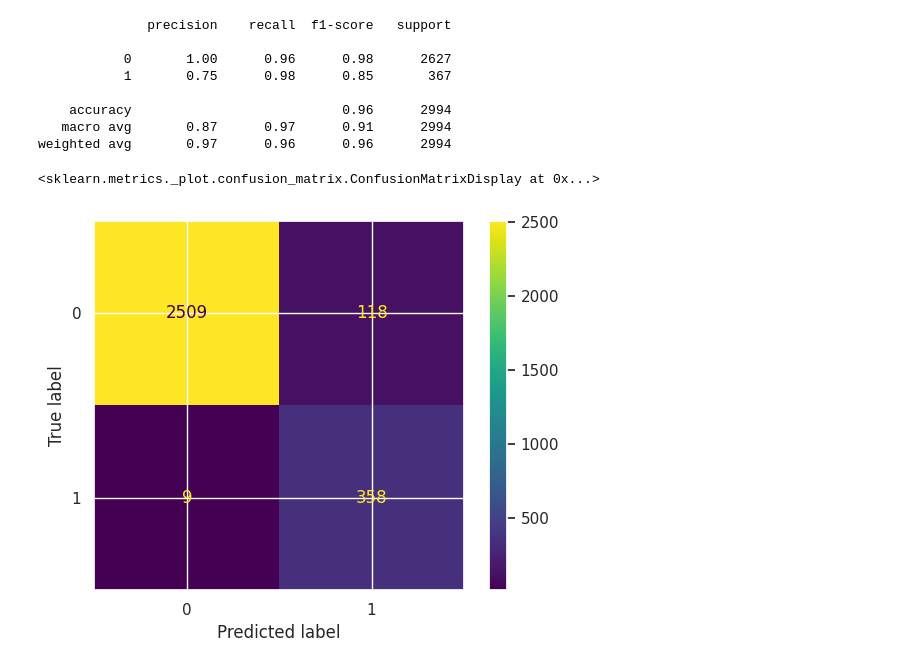
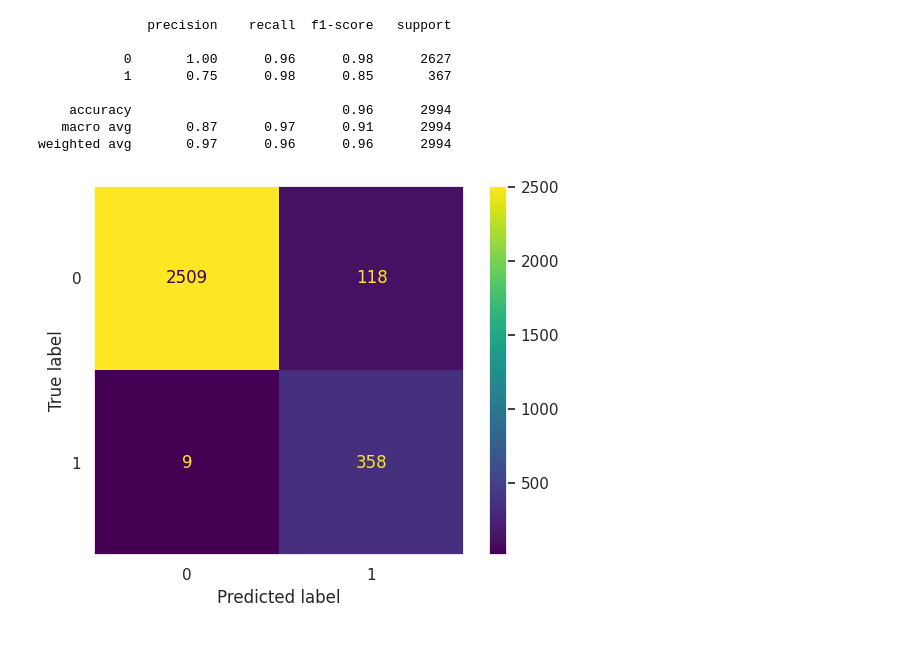
Before and after one commit to kasimkhan06/Disaster-Sentinel-Machine-Learning, a Jupyter notebook: xgboost_model.ipynb, the cells around one changed output. Drawn from its saved outputs; the diff is of its cells as text; code cells hidden in the pictures.

```diff
--- a/xgboost_model.ipynb
+++ b/xgboost_model.ipynb
@@ -151,6 +151,6 @@ weighted avg       0.97      0.96      0.96      2994
 # %%
 from sklearn.metrics import ConfusionMatrixDisplay
 ConfusionMatrixDisplay.from_estimator(model, X_test, y_test)
+plt.grid(False)
 # %% [output]
-<sklearn.metrics._plot.confusion_matrix.ConfusionMatrixDisplay at 0x...>
-[figure, old version]
+[figure, new version]
```
Also changed, not shown: parts of 2 cells of this notebook, 5 other files.
